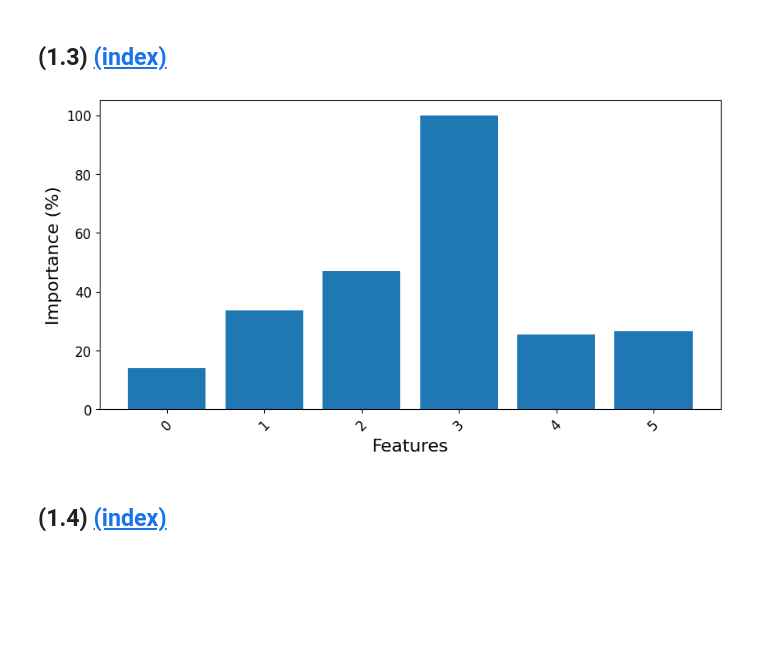
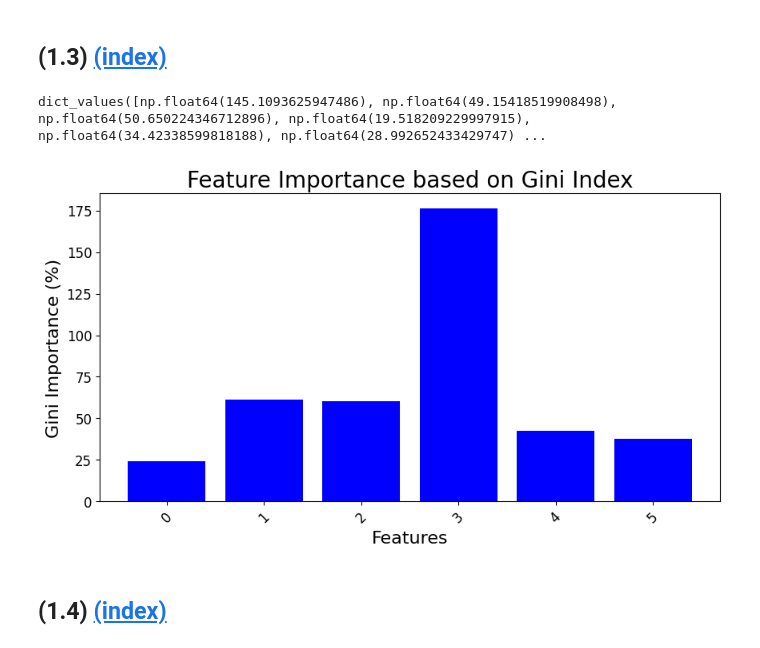
Before and after one commit to SequorIkkyu/MATH60026---Methods-for-Data-Science, a Jupyter notebook: Coursework1/CID_Coursework1.ipynb, the cells around one changed output. Saved outputs shown, nothing was run; the diff lists cells and outputs as text; code cells hidden in the pictures; blank space fills up the shorter version.

```diff
--- a/Coursework1/CID_Coursework1.ipynb
+++ b/Coursework1/CID_Coursework1.ipynb
@@ -450,7 +452,7 @@ Test set mean accuracy: 0.8081632653061225
 # %% [markdown]
 In the soft tree classification, we no longer use the majority vote.
 # %%
-def build_tree_soft(X, y, cat_columns_dict, feature_names, depth, max_depth=10, min_samples_leaf=2):
+def build_tree_soft(X, y, cat_columns_dict, feature_names, depth, max_depth=10, min_samples_leaf=12):
     """Build the soft decision tree according to the data.
     Args:
         X: (np.array) training features, of shape (N, p).
@@ -785,24 +797,29 @@ def train_rf(B, X, y, cat_columns_dict, max_depth=10):
+# %%
+gini_importance_dict.values()
+# %% [output]
+dict_values([np.float64(145.1093625947486), np.float64(49.15418519908498), np.float64(50.650224346712896), np.float64(19.518209229997915), np.float64(34.42338599818188), np.float64(28.992652433429747) ...
 # %%
+def plot_gini_importance():
 
-def plot_gini_importance():
-    max_importance = max(gini_importance_dict.values())
-    normalized_importance = {k: (v / max_importance) * 100 for k, v in gini_importance_dict.items()}
+    normalized_importance = gini_importance_dict
 
+    # 绘制条形图
     plt.figure(figsize=(10, 5))
-    plt.bar(normalized_importance.keys(), normalized_importance.values())
+    plt.bar(normalized_importance.keys(), normalized_importance.values(), color='b')
     plt.xlabel("Features")
-    plt.ylabel("Importance (%)")
+    plt.ylabel("Gini Importance (%)")
+    plt.title("Feature Importance based on Gini Index")
     plt.xticks(rotation=45)
     plt.show()
 # %%
 B = 20
-n_features = np.sqrt(6)
+n_features = int(np.sqrt(6))
 X1 = pd.DataFrame(X_train)
 Y1 = pd.DataFrame(y_train)
-rf = train_rf(B, X1, Y1, cat_columns_dict)
+rf = train_rf(B, 2, X1, Y1, cat_columns_dict = cat_columns_dict)
 plot_gini_importance()
 # %% [output]
-[figure, old version]
+[figure, new version]
 # %% [markdown]
 <a name="task-14"></a>
 
```
Also changed, not shown: parts of 30 cells of this notebook.
